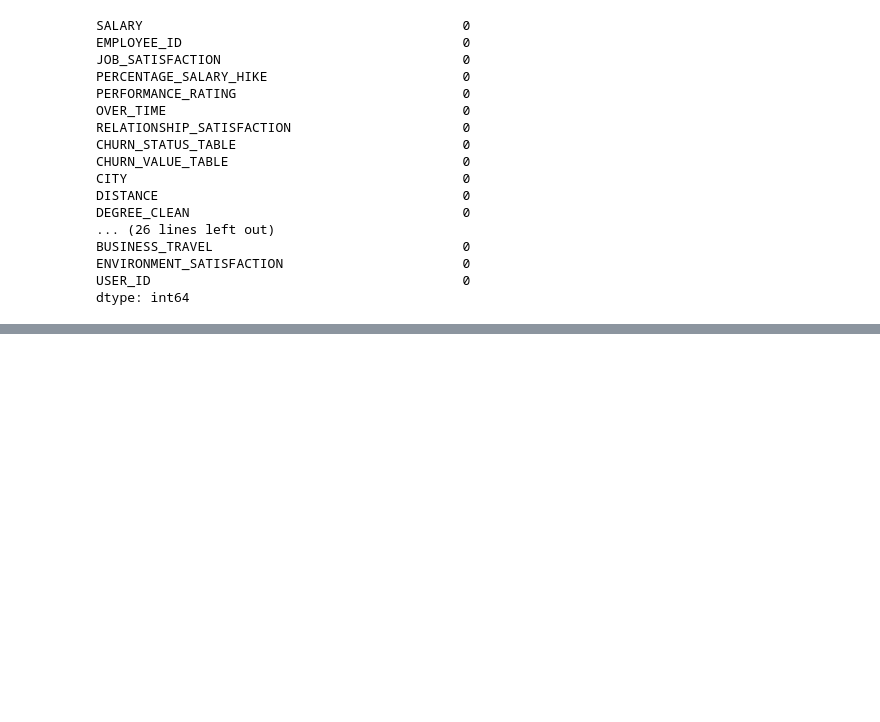
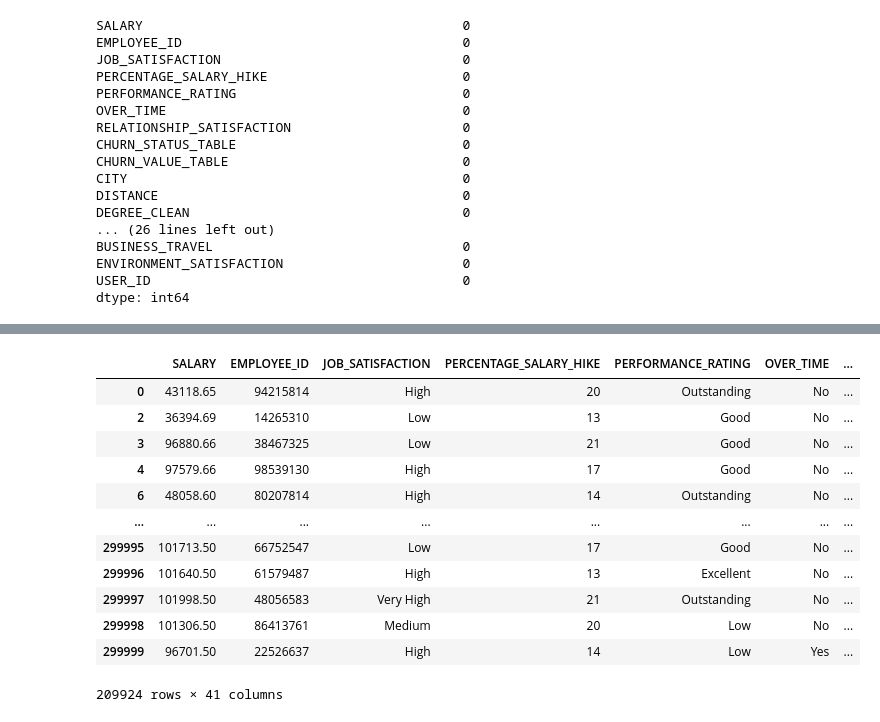
Before and after one commit to Vishal80990/Attrition-Analytic-across-various-sectors, a Jupyter notebook: NEW.ipynb, the cells around one changed output, grey strips where cells are left out. Drawn from its saved outputs; the diff is of its cells as text; code cells hidden in the pictures; blank space fills up the shorter version.

```diff
--- a/NEW.ipynb
+++ b/NEW.ipynb
@@ -113,0 +114,16 @@ df
+# %%
+Original_df
+# %% [output]
+|  | SALARY | EMPLOYEE_ID | JOB_SATISFACTION | PERCENTAGE_SALARY_HIKE | PERFORMANCE_RATING | OVER_TIME | ... |
+| 0 | 43118.65 | 94215814 | High | 20 | Outstanding | No | ... |
+| 2 | 36394.69 | 14265310 | Low | 13 | Good | No | ... |
+| 3 | 96880.66 | 38467325 | Low | 21 | Good | No | ... |
+| 4 | 97579.66 | 98539130 | High | 17 | Good | No | ... |
+| 6 | 48058.60 | 80207814 | High | 14 | Outstanding | No | ... |
+| ... | ... | ... | ... | ... | ... | ... | ... |
+| 299995 | 101713.50 | 66752547 | Low | 17 | Good | No | ... |
+| 299996 | 101640.50 | 61579487 | High | 13 | Excellent | No | ... |
+| 299997 | 101998.50 | 48056583 | Very High | 21 | Outstanding | No | ... |
+| 299998 | 101306.50 | 86413761 | Medium | 20 | Low | No | ... |
+| 299999 | 96701.50 | 22526637 | High | 14 | Low | Yes | ... |
+209924 rows × 41 columns
```
Also changed, not shown: parts of 2 cells of this notebook.
